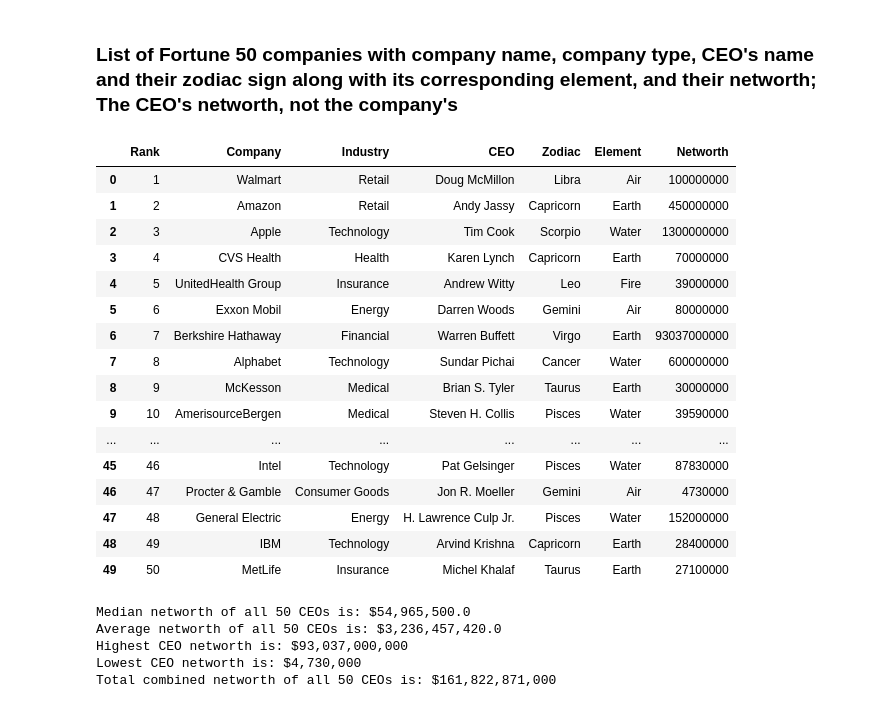
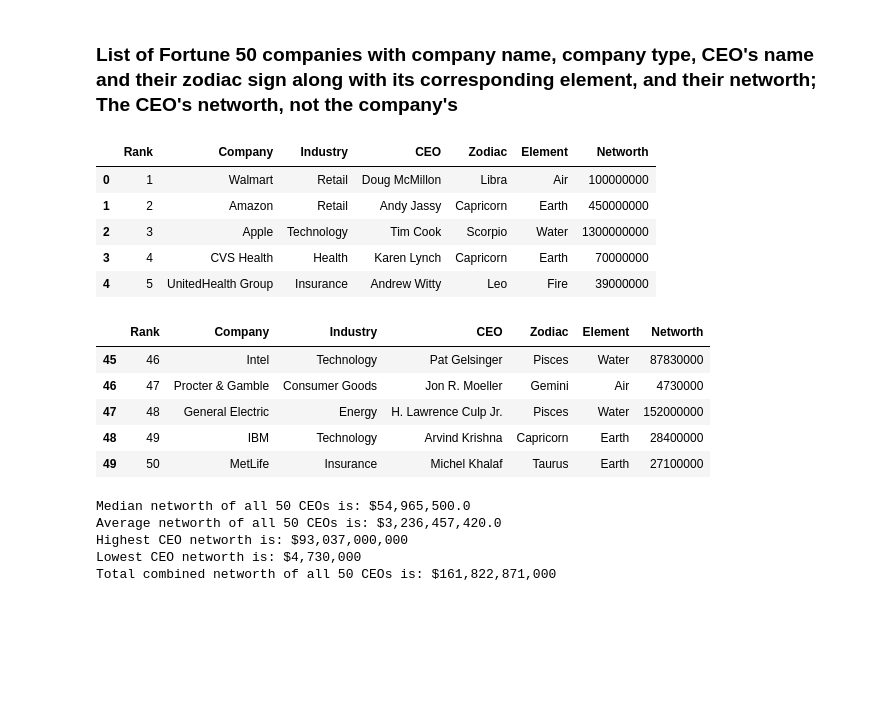
Before and after one commit to Jus1nM/Code-Louisville_Project, a Jupyter notebook: projects/CodeLouisville/Project/CL_Project.ipynb, the cells around one changed output. Drawn from its saved outputs; the diff is of its cells as text; code cells hidden in the pictures; blank space fills up the shorter version.

```diff
--- a/projects/CodeLouisville/Project/CL_Project.ipynb
+++ b/projects/CodeLouisville/Project/CL_Project.ipynb
@@ -9,25 +9,23 @@ import seaborn as sns
 # %%
 #read csv file as a dataframe
 df = pd.read_csv("Fortune50.csv")
-df.head(50)
+df.head()
 # %% [output]
 |  | Rank | Company | Industry | CEO | Zodiac | Element | Networth |
 | 0 | 1 | Walmart | Retail | Doug McMillon | Libra | Air | 100000000 |
 | 1 | 2 | Amazon | Retail | Andy Jassy | Capricorn | Earth | 450000000 |
 | 2 | 3 | Apple | Technology | Tim Cook | Scorpio | Water | 1300000000 |
 | 3 | 4 | CVS Health | Health | Karen Lynch | Capricorn | Earth | 70000000 |
 | 4 | 5 | UnitedHealth Group | Insurance | Andrew Witty | Leo | Fire | 39000000 |
-| 5 | 6 | Exxon Mobil | Energy | Darren Woods | Gemini | Air | 80000000 |
-| 6 | 7 | Berkshire Hathaway | Financial | Warren Buffett | Virgo | Earth | 93037000000 |
-| 7 | 8 | Alphabet | Technology | Sundar Pichai | Cancer | Water | 600000000 |
-| 8 | 9 | McKesson | Medical | Brian S. Tyler | Taurus | Earth | 30000000 |
-| 9 | 10 | AmerisourceBergen | Medical | Steven H. Collis | Pisces | Water | 39590000 |
-| ... | ... | ... | ... | ... | ... | ... | ... |
-| 45 | 46 | Intel | Technology | Pat Gelsinger | Pisces | Water | 87830000 |
-| 46 | 47 | Procter & Gamble | Consumer Goods | Jon R. Moeller | Gemini | Air | 4730000 |
-| 47 | 48 | General Electric | Energy | H. Lawrence Culp Jr. | Pisces | Water | 152000000 |
-| 48 | 49 | IBM | Technology | Arvind Krishna | Capricorn | Earth | 28400000 |
-| 49 | 50 | MetLife | Insurance | Michel Khalaf | Taurus | Earth | 27100000 |
+# %%
+df.tail()
+# %% [output]
+|  | Rank | Company | Industry | CEO | Zodiac | Element | Networth |
+| 45 | 46 | Intel | Technology | Pat Gelsinger | Pisces | Water | 87830000 |
+| 46 | 47 | Procter & Gamble | Consumer Goods | Jon R. Moeller | Gemini | Air | 4730000 |
+| 47 | 48 | General Electric | Energy | H. Lawrence Culp Jr. | Pisces | Water | 152000000 |
+| 48 | 49 | IBM | Technology | Arvind Krishna | Capricorn | Earth | 28400000 |
+| 49 | 50 | MetLife | Insurance | Michel Khalaf | Taurus | Earth | 27100000 |
 # %%
 #clean data - fix typo: replace "Sagitarius" with "Sagittarius" - found on line 31
 df['Zodiac'] = df['Zodiac'].str.replace('Sagitarius', 'Sagittarius')
```
Also changed, not shown: parts of 19 cells of this notebook.
